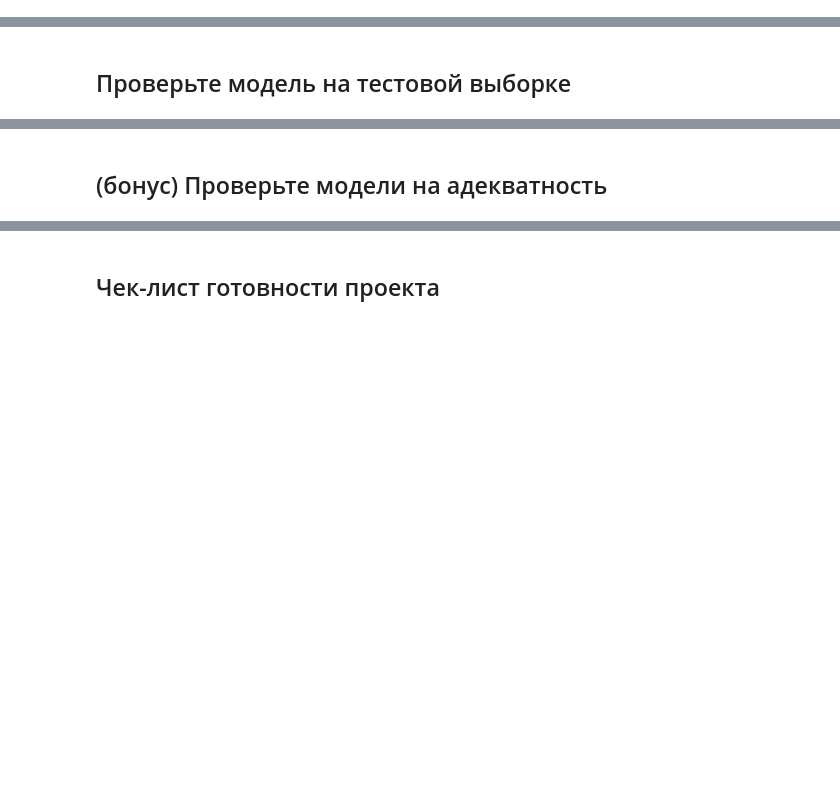
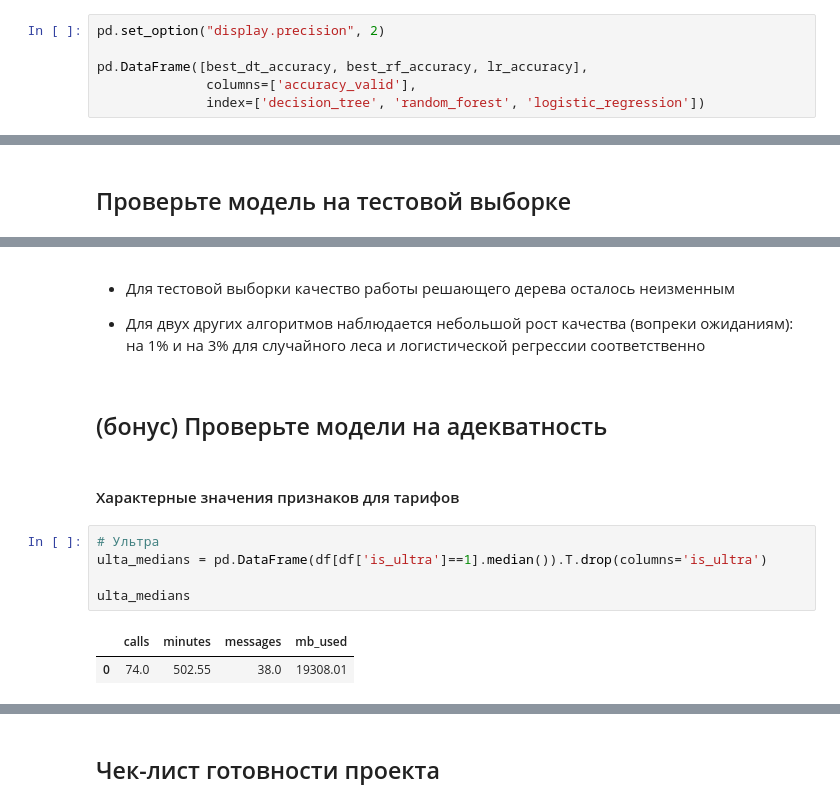
Before and after one commit to mbelveder/praktikum, a Jupyter notebook: 6_megaline_ml/megaline_ml.ipynb, the cells around one changed output, grey strips where cells are left out. Saved outputs shown, nothing was run; the diff lists cells and outputs as text; blank space fills up the shorter version.

```diff
--- a/5_megaline_ml/megaline_ml.ipynb
+++ b/6_megaline_ml/megaline_ml.ipynb
@@ -245,0 +327,6 @@ Deprecated in NumPy 1.20; for more details and guidance: https://numpy.org/devdo
+# %%
+pd.set_option("display.precision", 2)
+
+pd.DataFrame([best_dt_accuracy, best_rf_accuracy, lr_accuracy],
+              columns=['accuracy_valid'],
+              index=['decision_tree', 'random_forest', 'logistic_regression'])
@@ -248,2 +381,16 @@ Deprecated in NumPy 1.20; for more details and guidance: https://numpy.org/devdo
+# %% [markdown]
+ - Для тестовой выборки качество работы решающего дерева осталось неизменным
+
+ - Для двух других алгоритмов наблюдается небольшой рост качества (вопреки ожиданиям): на 1% и на 3% для случайного леса и логистической регрессии соответственно
 # %% [markdown]
 ## (бонус) Проверьте модели на адекватность
+# %% [markdown]
+#### Характерные значения признаков для тарифов
+# %%
+# Ультра
+ulta_medians = pd.DataFrame(df[df['is_ultra']==1].median()).T.drop(columns='is_ultra')
+
+ulta_medians
+# %% [output]
+|  | calls | minutes | messages | mb_used |
+| 0 | 74.0 | 502.55 | 38.0 | 19308.01 |
```
Also changed, not shown: parts of 21 cells of this notebook, 5 other files.
